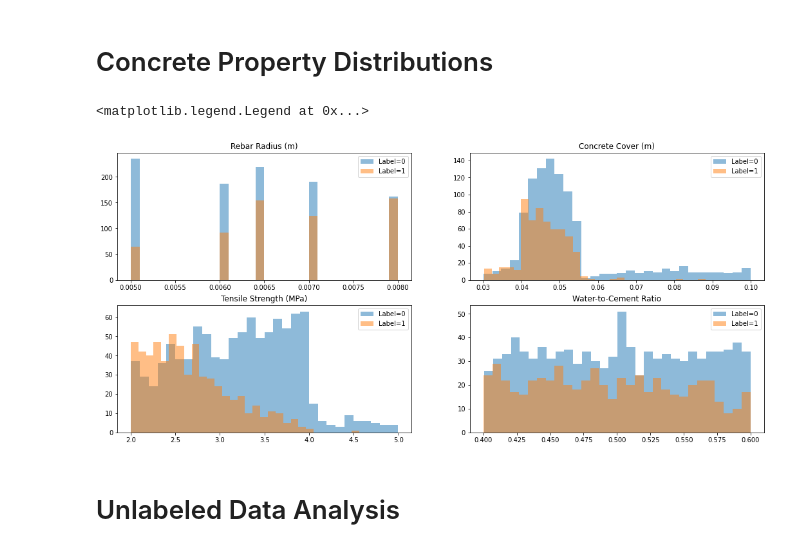
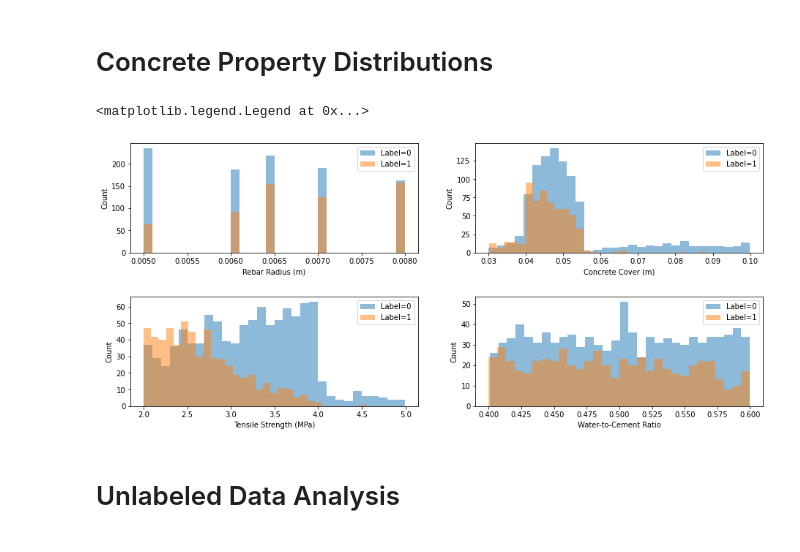
Before and after one commit to jmswong/concrete_corrosion, a Jupyter notebook: data_analysis/data_analysis.ipynb, the cells around one changed output. Saved outputs shown, nothing was run; the diff lists cells and outputs as text; code cells hidden in the pictures.

```diff
--- a/data_analysis/data_analysis.ipynb
+++ b/data_analysis/data_analysis.ipynb
@@ -151,26 +150,39 @@ plt.legend()
 # %% [markdown]
 # Concrete Property Distributions
 # %%
-fig, axs = plt.subplots(2, 2, figsize=(18, 8))
+fig, axs = plt.subplots(2, 2, figsize=(12, 5))
 axs[0, 0].hist(corrosion_data_negative[:, 2], bins=30, alpha=0.5, label="Label=0")
 axs[0, 0].hist(corrosion_data_positive[:, 2], bins=30, alpha=0.5, label="Label=1")
-axs[0, 0].set_title('Rebar Radius (m)')
+axs[0, 0].set_xlabel('Rebar Radius (m)')
+axs[0, 0].set_ylabel("Count")
 axs[0, 0].legend()
 axs[0, 1].hist(corrosion_data_negative[:, 3], bins=30, alpha=0.5, label="Label=0")
 axs[0, 1].hist(corrosion_data_positive[:, 3], bins=30, alpha=0.5, label="Label=1")
-axs[0, 1].set_title('Concrete Cover (m)')
+axs[0, 1].set_xlabel('Concrete Cover (m)')
+axs[0, 1].set_ylabel("Count")
 axs[0, 1].legend()
 axs[1, 0].hist(corrosion_data_negative[:, 4], bins=30, alpha=0.5, label="Label=0")
 axs[1, 0].hist(corrosion_data_positive[:, 4], bins=30, alpha=0.5, label="Label=1")
-axs[1, 0].set_title('Tensile Strength (MPa)')
+axs[1, 0].set_xlabel('Tensile Strength (MPa)')
+axs[1, 0].set_ylabel("Count")
 axs[1, 0].legend()
 axs[1, 1].hist(corrosion_data_negative[:, 5], bins=30, alpha=0.5, label="Label=0")
 axs[1, 1].hist(corrosion_data_positive[:, 5], bins=30, alpha=0.5, label="Label=1")
-axs[1, 1].set_title('Water-to-Cement Ratio')
+axs[1, 1].set_xlabel('Water-to-Cement Ratio')
+axs[1, 1].set_ylabel("Count")
+
+# set the spacing between subplots
+plt.subplots_adjust(left=0,
+                    bottom=0,
+                    right=1,
+                    top=1,
+                    wspace=0.2,
+                    hspace=.4)
+
 axs[1, 1].legend()
 # %% [output]
 <matplotlib.legend.Legend at 0x...>
-[figure, old version]
+[figure, new version]
 # %% [markdown]
 # Unlabeled Data Analysis
 # %%
```
Also changed, not shown: parts of 4 cells of this notebook.
